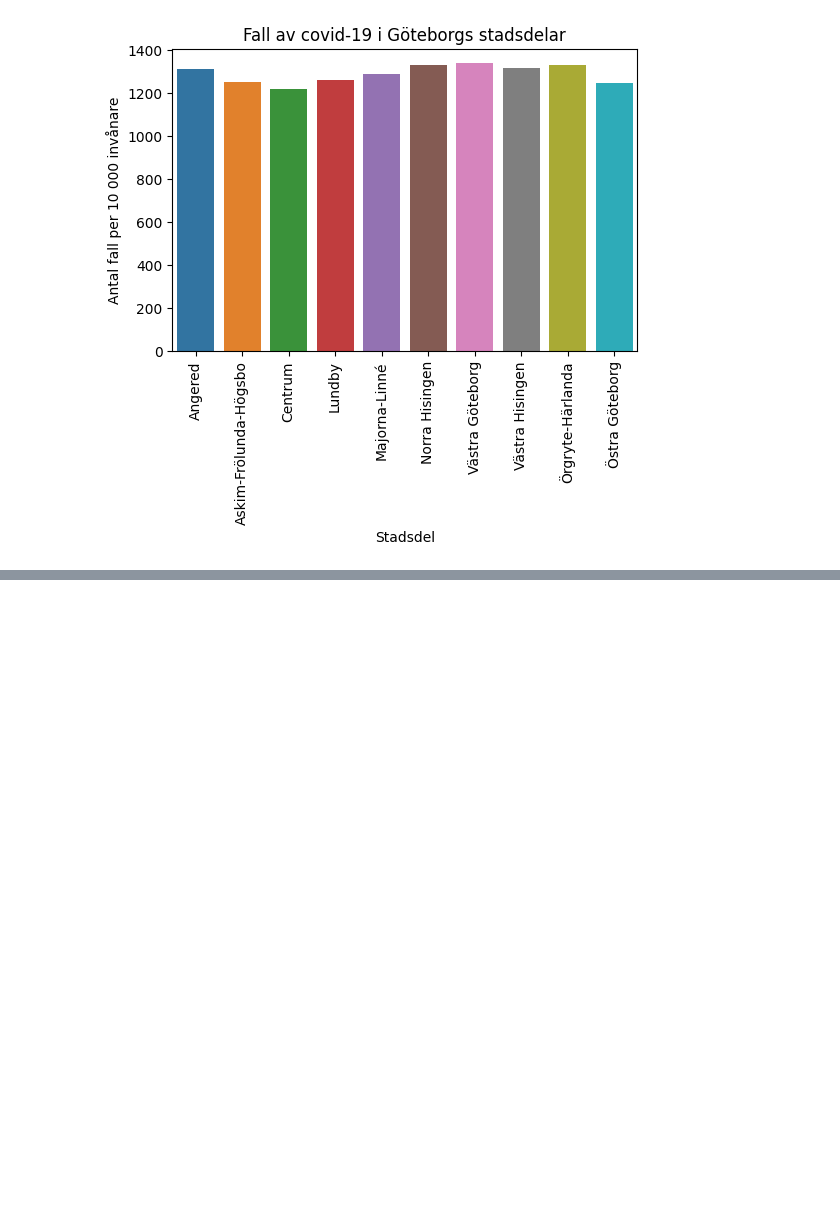
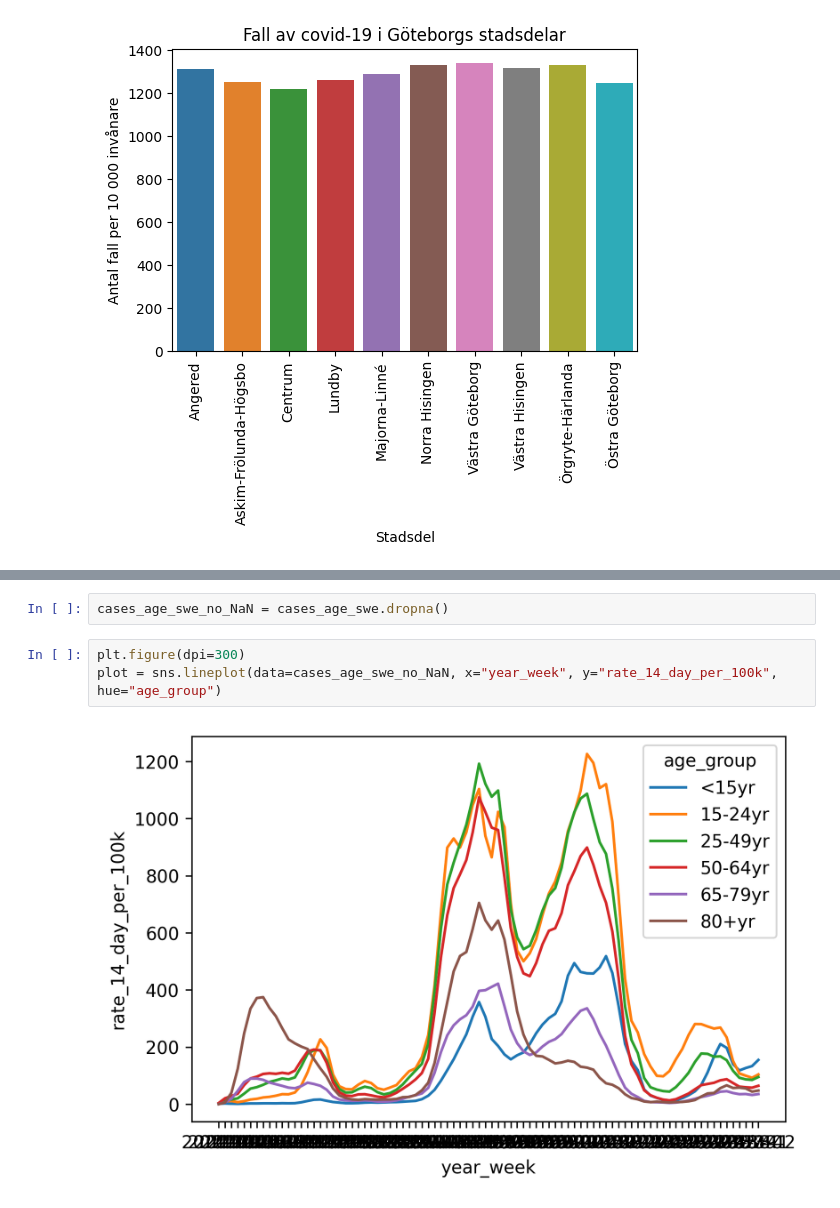
Before and after one commit to Anna-MariaSjolund/Data-Handling-Anna-MariaSjolund, a Jupyter notebook: Labs/Covid-Lab/covid_lab.ipynb, the cells around one changed output, grey strips where cells are left out. Cells and saved outputs as stored; diff of their text form; blank space fills up the shorter version.

```diff
--- a/Labs/Covid-Lab/covid_lab.ipynb
+++ b/Labs/Covid-Lab/covid_lab.ipynb
@@ -648,0 +795,7 @@ _ = plot1.set_title("Fall av covid-19 i Göteborgs stadsdelar")
+# %%
+cases_age_swe_no_NaN = cases_age_swe.dropna()
+# %%
+plt.figure(dpi=300)
+plot = sns.lineplot(data=cases_age_swe_no_NaN, x="year_week", y="rate_14_day_per_100k", hue="age_group")
+# %% [output]
+[figure, added]
```
Also changed, not shown: parts of 13 cells of this notebook.
